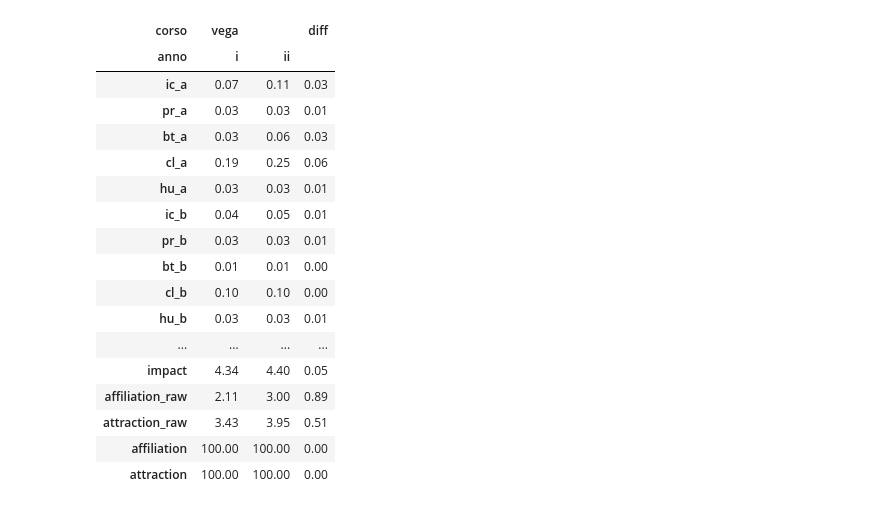
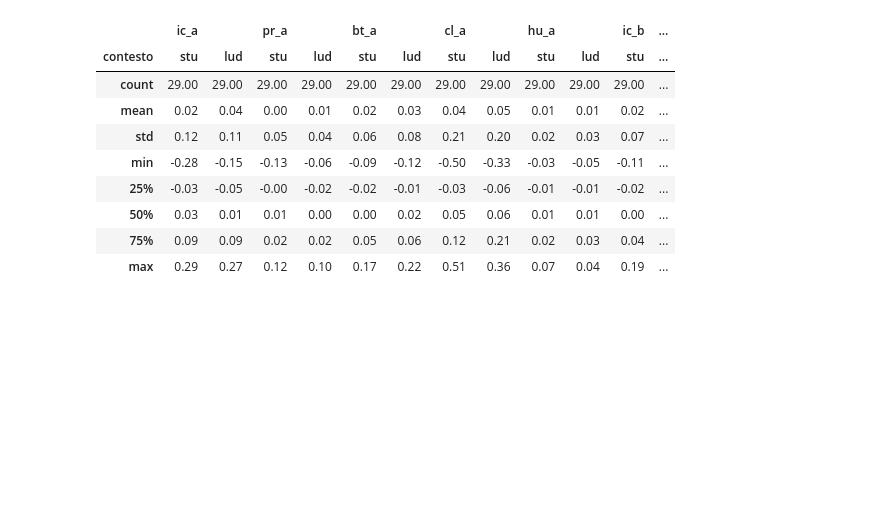
Before and after one commit to alkaest2002/abgrid, a Jupyter notebook: ipython/eda.ipynb, the cells around one changed output. Saved outputs shown, nothing was run; the diff lists cells and outputs as text; code cells hidden in the pictures; blank space fills up the shorter version.

```diff
--- a/ipython/eda.ipynb
+++ b/ipython/eda.ipynb
@@ -8,8 +8,7 @@ from matplotlib import rcParams
 
 rcParams['font.family'] = ['Trebuchet MS']
 pd.set_option("display.max_rows", None)
+pd.set_option("display.max_columns", None)
 # %%
-df = pd.read_excel("data_abgrid_per_analisi.xlsx")
-columns_to_keep = [c for c in df.columns if not re.search(r"rank", c)]
-df = df[columns_to_keep]
-df.head(1)
+abgrid_long = pd.read_excel("./analysis/abgrid_long.xlsx")
+safa_anx =  pd.read_excel("./analysis/safa_anx.xlsx")
@@ -58,28 +55,19 @@ fig.savefig("aff_inf.png", bbox_inches='tight')
 # %%
 numeric_cols = [c for c in df.select_dtypes("number").columns if c not in ["nd_a", "nd_b"]]
-vega_comparison = (
-    df.loc[df["corso"].str.match(r"vega")]
-        .groupby(["corso", "anno"])[numeric_cols].mean().T
-)
 
-vega_comparison["diff"] = vega_comparison[('vega', 'ii')].sub(vega_comparison[('vega', 'i')])
-vega_comparison.style.format(precision=2)
+abgrid_wide = abgrid_long.pivot(index="id", columns=["anno", "contesto"])[numeric_cols]
+idx = pd.IndexSlice
+
+abgrid_wide_diff = abgrid_wide.loc[:, idx[:,"ii",:]].values - abgrid_wide.loc[:, idx[:,"i",:]]
+abgrid_wide_diff.droplevel(1, axis=1).describe().style.format(precision=2)
 # %% [output]
-| corso | vega |  | diff |
-| anno | i | ii |  |
-| ic_a | 0.07 | 0.11 | 0.03 |
-| pr_a | 0.03 | 0.03 | 0.01 |
-| bt_a | 0.03 | 0.06 | 0.03 |
-| cl_a | 0.19 | 0.25 | 0.06 |
-| hu_a | 0.03 | 0.03 | 0.01 |
-| ic_b | 0.04 | 0.05 | 0.01 |
-| pr_b | 0.03 | 0.03 | 0.01 |
-| bt_b | 0.01 | 0.01 | 0.00 |
-| cl_b | 0.10 | 0.10 | 0.00 |
-| hu_b | 0.03 | 0.03 | 0.01 |
-| ... | ... | ... | ... |
-| impact | 4.34 | 4.40 | 0.05 |
-| affiliation_raw | 2.11 | 3.00 | 0.89 |
-| attraction_raw | 3.43 | 3.95 | 0.51 |
-| affiliation | 100.00 | 100.00 | 0.00 |
-| attraction | 100.00 | 100.00 | 0.00 |
+|  | ic_a |  | pr_a |  | bt_a |  | cl_a |  | hu_a |  | ic_b | ... |
+| contesto | stu | lud | stu | lud | stu | lud | stu | lud | stu | lud | stu | ... |
+| count | 29.00 | 29.00 | 29.00 | 29.00 | 29.00 | 29.00 | 29.00 | 29.00 | 29.00 | 29.00 | 29.00 | ... |
+| mean | 0.02 | 0.04 | 0.00 | 0.01 | 0.02 | 0.03 | 0.04 | 0.05 | 0.01 | 0.01 | 0.02 | ... |
+| std | 0.12 | 0.11 | 0.05 | 0.04 | 0.06 | 0.08 | 0.21 | 0.20 | 0.02 | 0.03 | 0.07 | ... |
+| min | -0.28 | -0.15 | -0.13 | -0.06 | -0.09 | -0.12 | -0.50 | -0.33 | -0.03 | -0.05 | -0.11 | ... |
+| 25% | -0.03 | -0.05 | -0.00 | -0.02 | -0.02 | -0.01 | -0.03 | -0.06 | -0.01 | -0.01 | -0.02 | ... |
+| 50% | 0.03 | 0.01 | 0.01 | 0.00 | 0.00 | 0.02 | 0.05 | 0.06 | 0.01 | 0.01 | 0.00 | ... |
+| 75% | 0.09 | 0.09 | 0.02 | 0.02 | 0.05 | 0.06 | 0.12 | 0.21 | 0.02 | 0.03 | 0.04 | ... |
+| max | 0.29 | 0.27 | 0.12 | 0.10 | 0.17 | 0.22 | 0.51 | 0.36 | 0.07 | 0.04 | 0.19 | ... |
```
Also changed, not shown: parts of 7 cells of this notebook, 4 other files.
